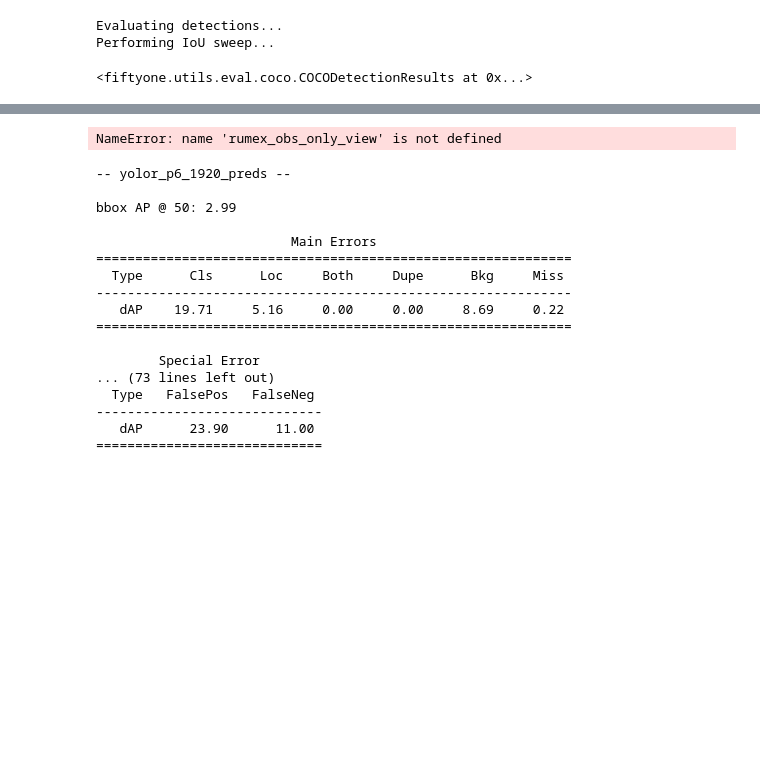
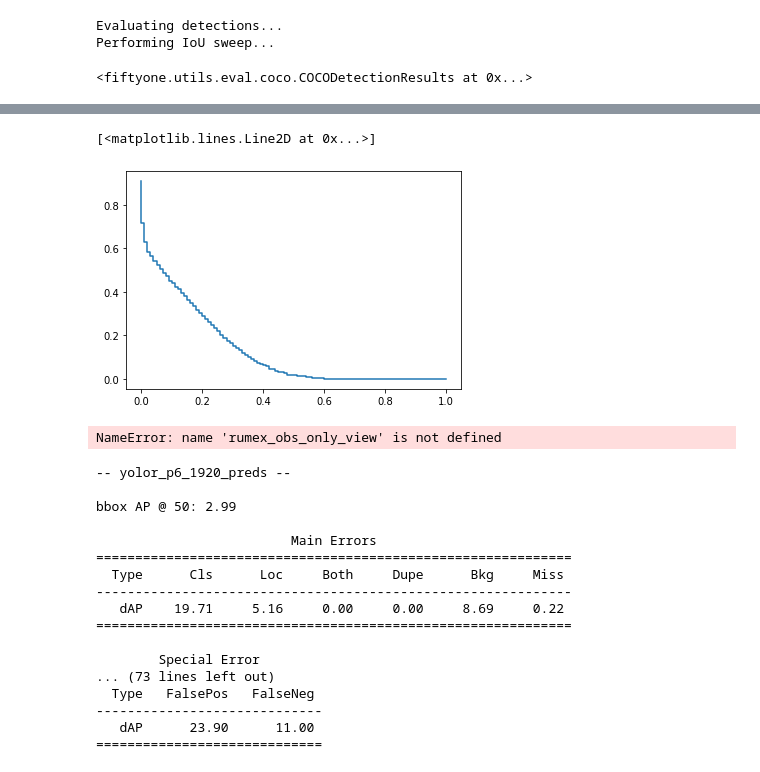
Before and after one commit to the-patpat/RumexWeeds, a Jupyter notebook: tools/notebooks/evaluate_dataset.ipynb, the cells around one changed output, grey strips where cells are left out. Cells and saved outputs as stored; diff of their text form; code cells hidden in the pictures; blank space fills up the shorter version.

```diff
--- a/tools/notebooks/evaluate_dataset.ipynb
+++ b/tools/notebooks/evaluate_dataset.ipynb
@@ -94,3 +124,9 @@ dataset : mAP
+# %%
+ax = plots[0].gca()
+plt.step(ax.lines[0].get_xdata(), ax.lines[0].get_ydata())
+# %% [output]
+[<matplotlib.lines.Line2D at 0x...>]
+[figure, added]
 # %%
 #Export with rumex crispus class to compare with the single-class dataset. Might be unfair either way
 # Either: don't include rumex crispus as algorithm wasn't trained on it
```
Also changed, not shown: parts of 21 cells of this notebook, 3 other files.
